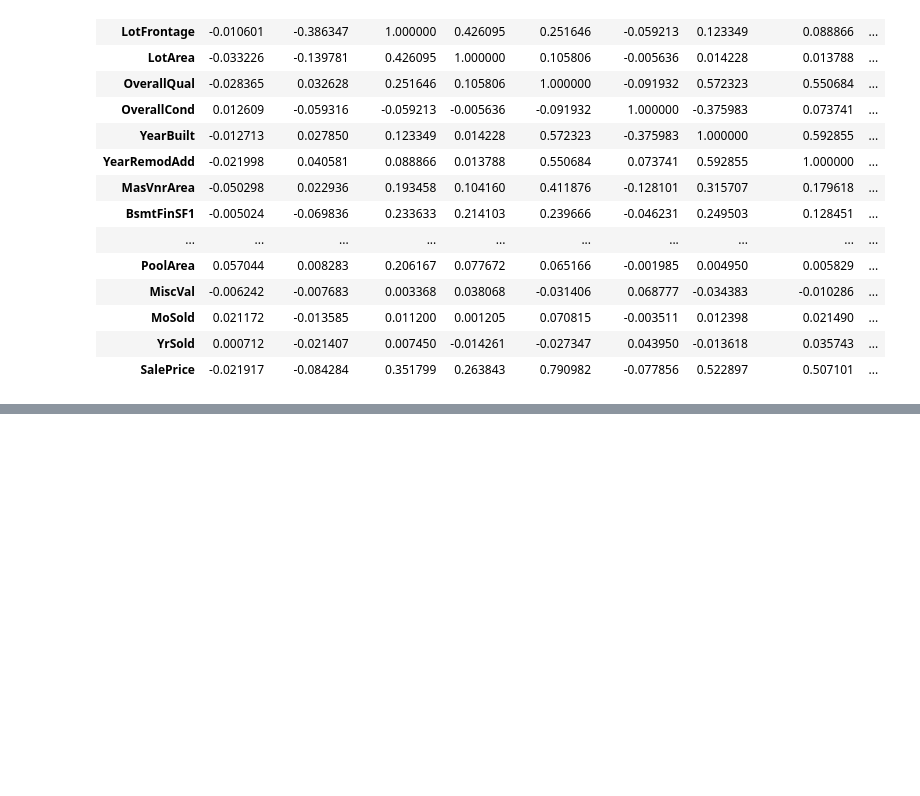
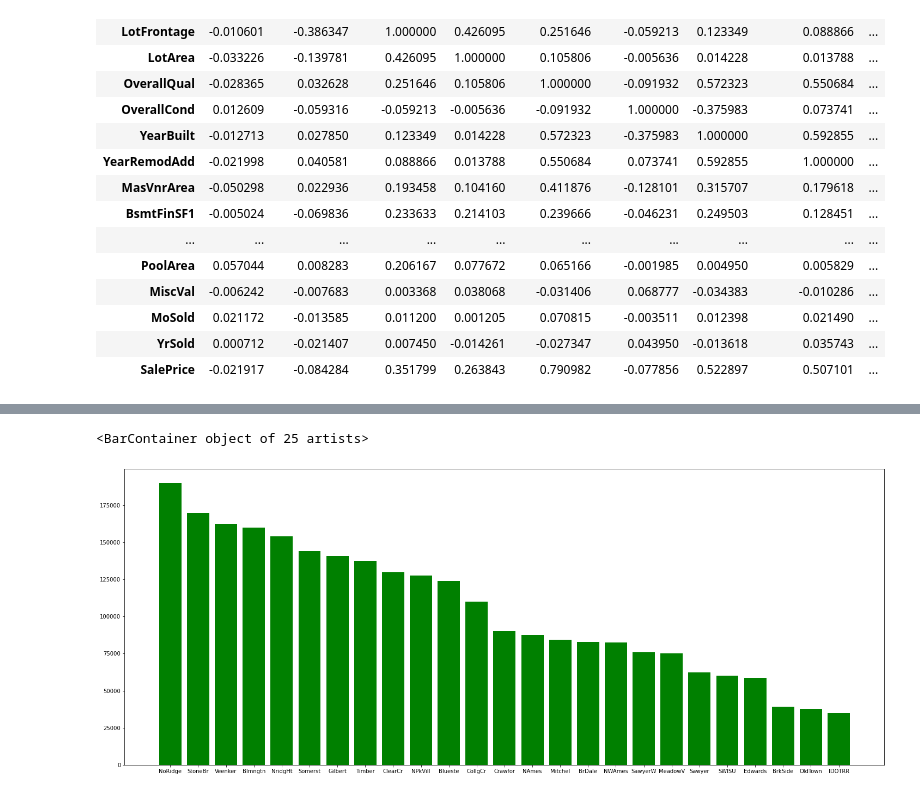
Before and after one commit to cappymayor/Housing_prices_regression, a Jupyter notebook: statistical-analysis.ipynb, the cells around one changed output, grey strips where cells are left out. Saved outputs shown, nothing was run; the diff lists cells and outputs as text; code cells hidden in the pictures; blank space fills up the shorter version.

```diff
--- a/statistical-analysis.ipynb
+++ b/statistical-analysis.ipynb
@@ -223,0 +295,7 @@ reg.score(x, y)
+# %%
+nei_price = df.groupby("Neighborhood")["SalePrice"].min().reset_index().sort_values(by="SalePrice", ascending= False)
+plt.figure(figsize=(25,10))
+plt.bar(nei_price["Neighborhood"], nei_price["SalePrice"], color="g")
+# %% [output]
+<BarContainer object of 25 artists>
+[figure, added]
```
Also changed, not shown: parts of 70 cells of this notebook.
